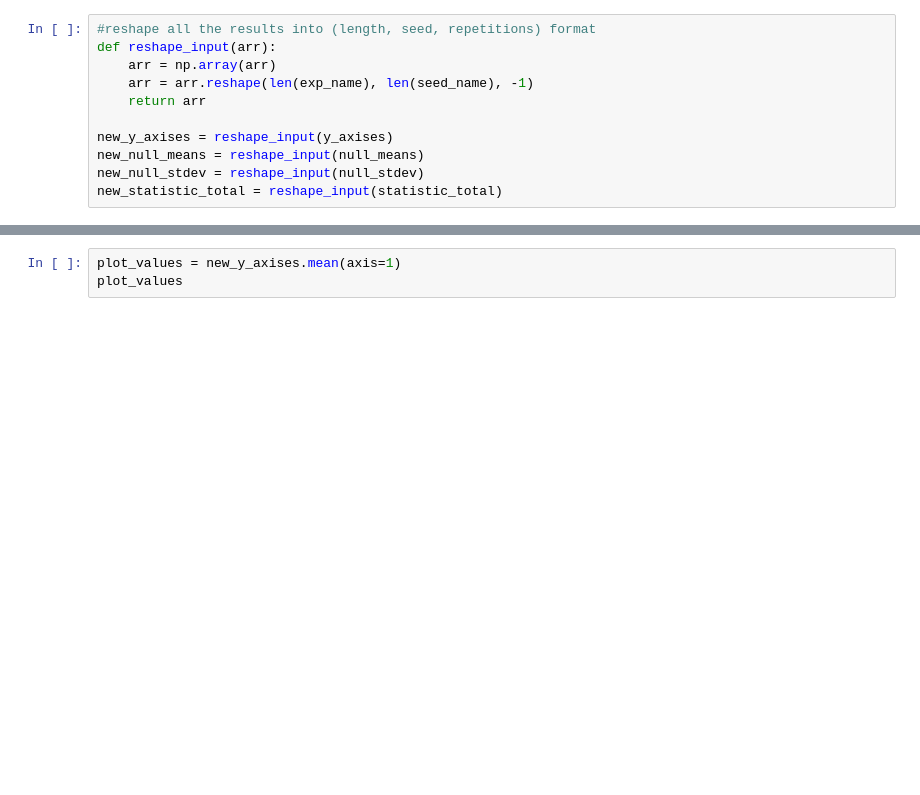
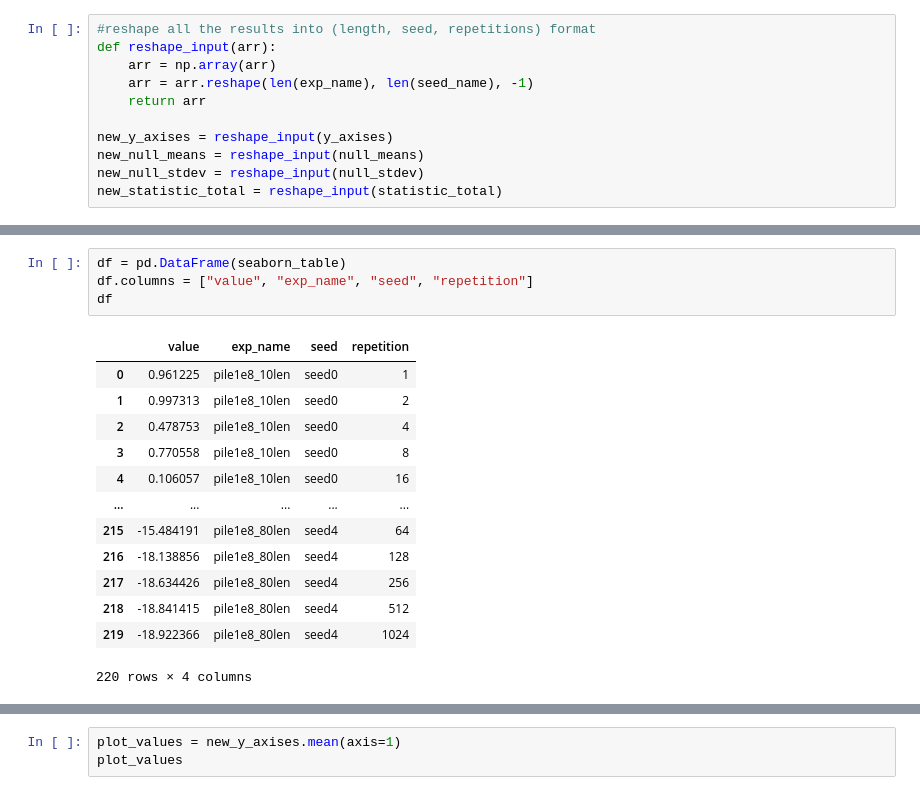
Before and after one commit to johntzwei/haveibeentrainedon, a Jupyter notebook: unstealthy/unstealthy_scaling/repetition_wtmrklength_exp.ipynb, the cells around one changed output, grey strips where cells are left out. Cells and saved outputs as stored; diff of their text form; blank space fills up the shorter version.

```diff
--- a/unstealthy/unstealthy_scaling/repetition_wtmrklength_exp.ipynb
+++ b/unstealthy/unstealthy_scaling/repetition_wtmrklength_exp.ipynb
@@ -131,0 +137,18 @@ new_statistic_total = reshape_input(statistic_total)
+# %%
+df = pd.DataFrame(seaborn_table)
+df.columns = ["value", "exp_name", "seed", "repetition"]
+df
+# %% [output]
+|  | value | exp_name | seed | repetition |
+| 0 | 0.961225 | pile1e8_10len | seed0 | 1 |
+| 1 | 0.997313 | pile1e8_10len | seed0 | 2 |
+| 2 | 0.478753 | pile1e8_10len | seed0 | 4 |
+| 3 | 0.770558 | pile1e8_10len | seed0 | 8 |
+| 4 | 0.106057 | pile1e8_10len | seed0 | 16 |
+| ... | ... | ... | ... | ... |
+| 215 | -15.484191 | pile1e8_80len | seed4 | 64 |
+| 216 | -18.138856 | pile1e8_80len | seed4 | 128 |
+| 217 | -18.634426 | pile1e8_80len | seed4 | 256 |
+| 218 | -18.841415 | pile1e8_80len | seed4 | 512 |
+| 219 | -18.922366 | pile1e8_80len | seed4 | 1024 |
+220 rows × 4 columns
```
Also changed, not shown: parts of 4 cells of this notebook, 12 other files.
